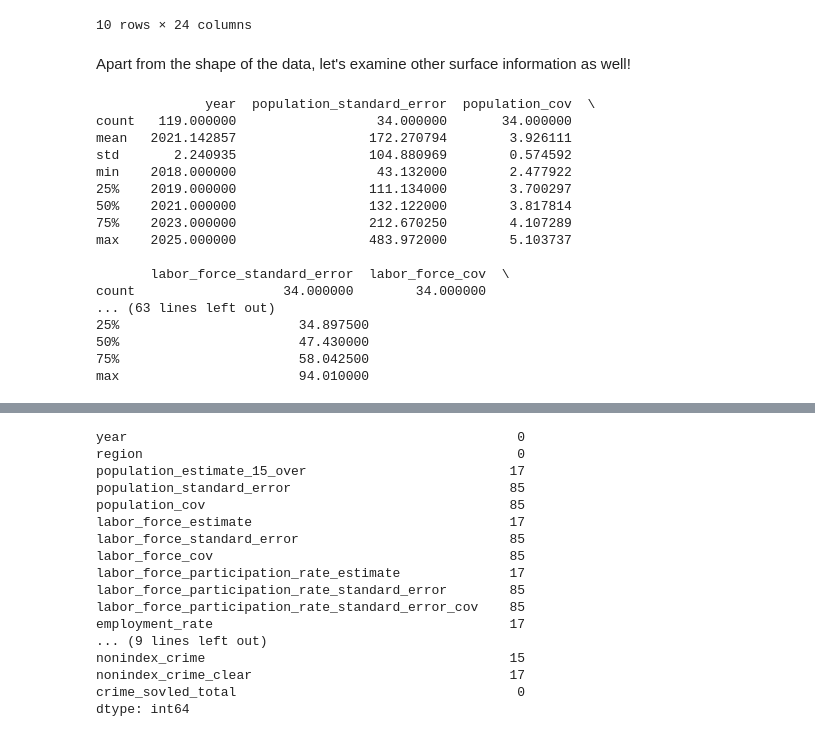
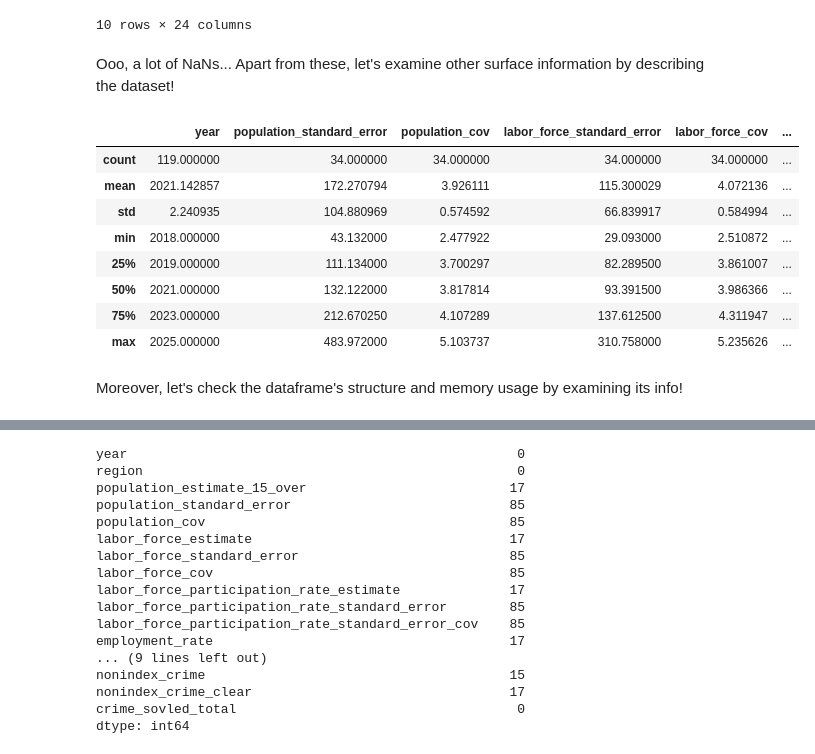
Before and after one commit to RpnAndri/crime-analysis, a Jupyter notebook: EDA.ipynb, the cells around one changed output, grey strips where cells are left out. Cells and saved outputs as stored; diff of their text form; code cells hidden in the pictures.

```diff
--- a/EDA.ipynb
+++ b/EDA.ipynb
@@ -76,24 +81,18 @@ unified_df.head(10)
 | 9 | 2018 | 7 | 5,295 | NaN | NaN | 3,248 | ... |
 10 rows × 24 columns
 # %% [markdown]
-Apart from the shape of the data, let's examine other surface information as well!
+Ooo, a lot of NaNs... Apart from these, let's examine other surface information by describing the dataset!
 # %%
-print(unified_df.describe())
+unified_df.describe()
 # %% [output]
-              year  population_standard_error  population_cov  \
-count   119.000000                  34.000000       34.000000
-mean   2021.142857                 172.270794        3.926111
-std       2.240935                 104.880969        0.574592
-min    2018.000000                  43.132000        2.477922
-25%    2019.000000                 111.134000        3.700297
-50%    2021.000000                 132.122000        3.817814
-75%    2023.000000                 212.670250        4.107289
-max    2025.000000                 483.972000        5.103737
-
-       labor_force_standard_error  labor_force_cov  \
-count                   34.000000        34.000000
-... (63 lines left out)
-25%                       34.897500
-50%                       47.430000
-75%                       58.042500
-max                       94.010000
+|  | year | population_standard_error | population_cov | labor_force_standard_error | labor_force_cov | ... |
+| count | 119.000000 | 34.000000 | 34.000000 | 34.000000 | 34.000000 | ... |
+| mean | 2021.142857 | 172.270794 | 3.926111 | 115.300029 | 4.072136 | ... |
+| std | 2.240935 | 104.880969 | 0.574592 | 66.839917 | 0.584994 | ... |
+| min | 2018.000000 | 43.132000 | 2.477922 | 29.093000 | 2.510872 | ... |
+| 25% | 2019.000000 | 111.134000 | 3.700297 | 82.289500 | 3.861007 | ... |
+| 50% | 2021.000000 | 132.122000 | 3.817814 | 93.391500 | 3.986366 | ... |
+| 75% | 2023.000000 | 212.670250 | 4.107289 | 137.612500 | 4.311947 | ... |
+| max | 2025.000000 | 483.972000 | 5.103737 | 310.758000 | 5.235626 | ... |
+# %% [markdown]
+Moreover, let's check the dataframe's structure and memory usage by examining its info!
```
Also changed, not shown: parts of 27 cells of this notebook, 2 other files.
